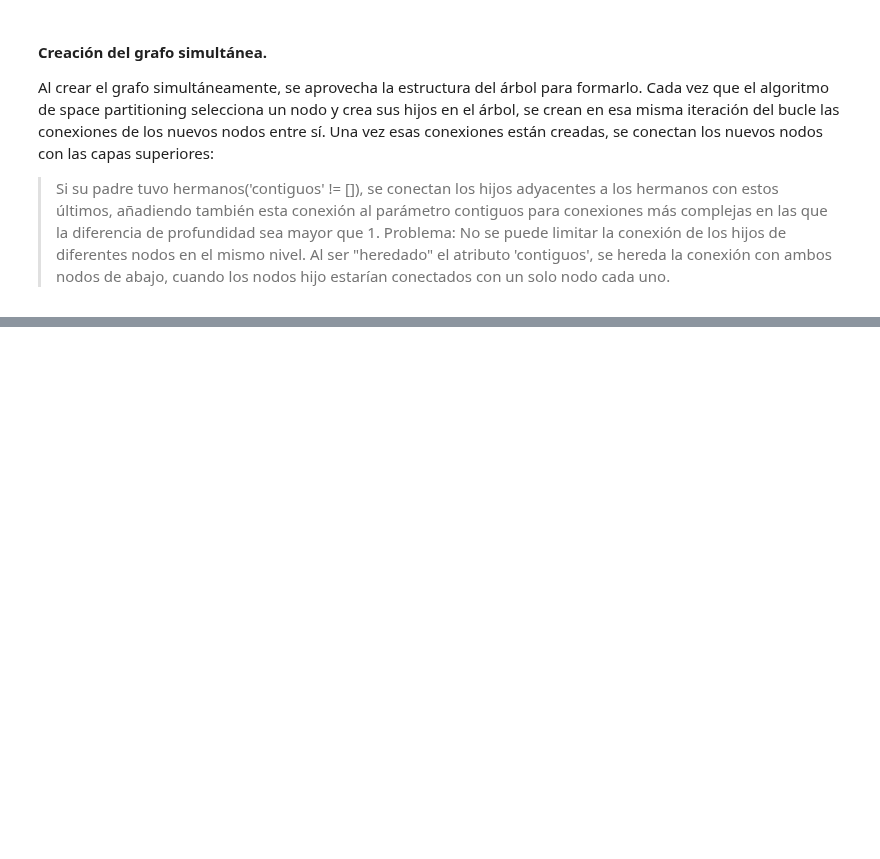
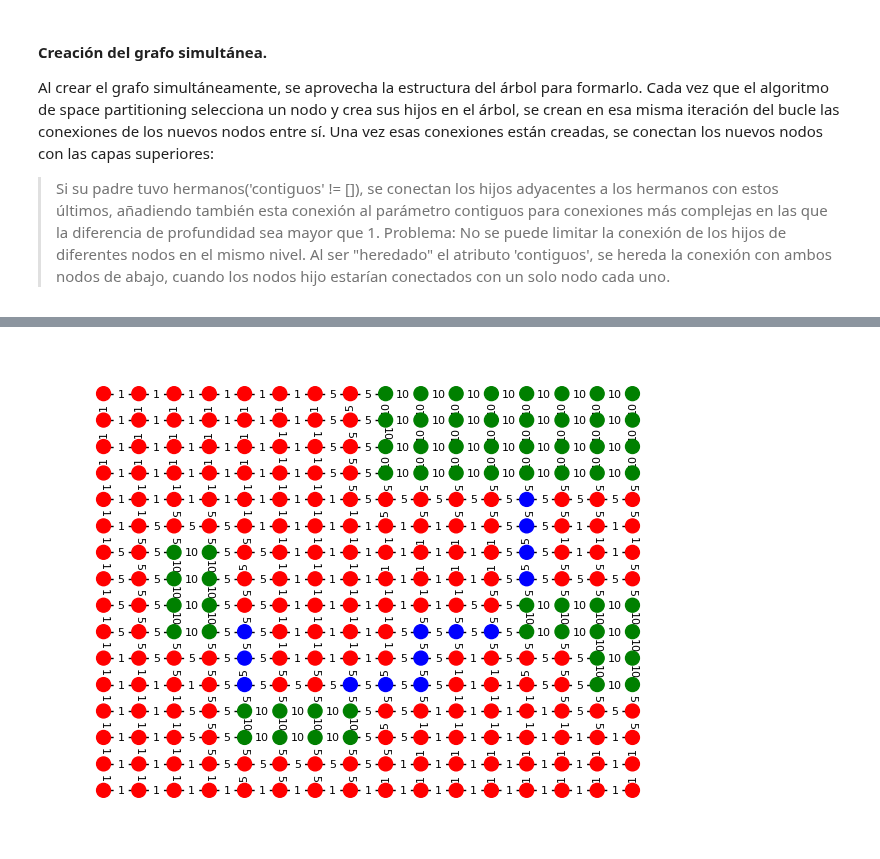
Before and after one commit to MarioPG21/TFG_generacion_mazmorras, a Jupyter notebook: Space Partitioning/Space_Partitioning.ipynb, the cells around one changed output, grey strips where cells are left out. Saved outputs shown, nothing was run; the diff lists cells and outputs as text; code cells hidden in the pictures; blank space fills up the shorter version.

```diff
--- a/Space Partitioning/Space_Partitioning.ipynb
+++ b/Space Partitioning/Space_Partitioning.ipynb
@@ -749,6 +749,9 @@ cuadrado.mostrar_mapa_y_grafo()
 # %%
 m = cuadrado.obtener_matriz()
 g = cuadrado.grafo_salas
+mostrar_grafo(cuadrado.C)
+# %% [output]
+[figure, added]
 # %%
 def seleccionar_inicio_y_final(grafo):
     inicio = random.choice(list(grafo.nodes))
```
Also changed, not shown: parts of 8 cells of this notebook, 2 other files.
